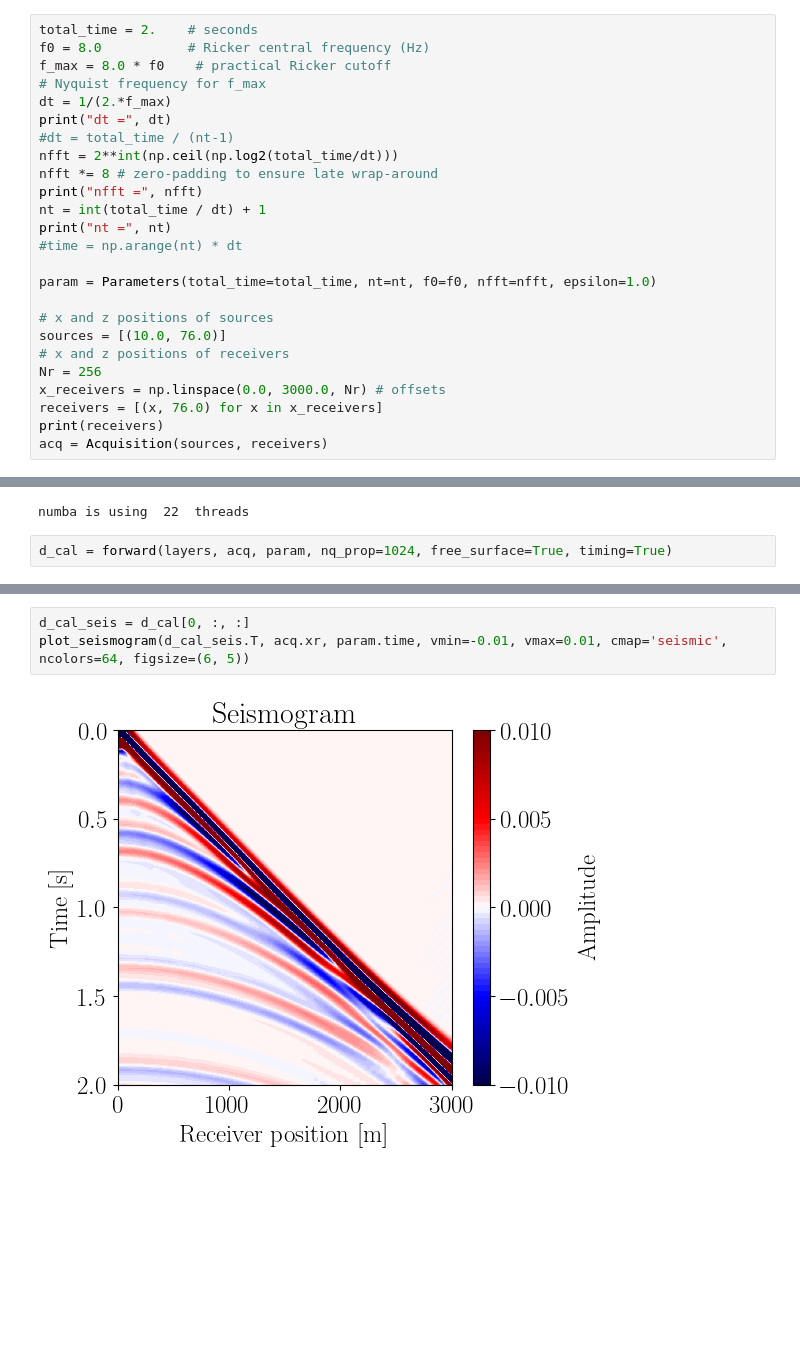
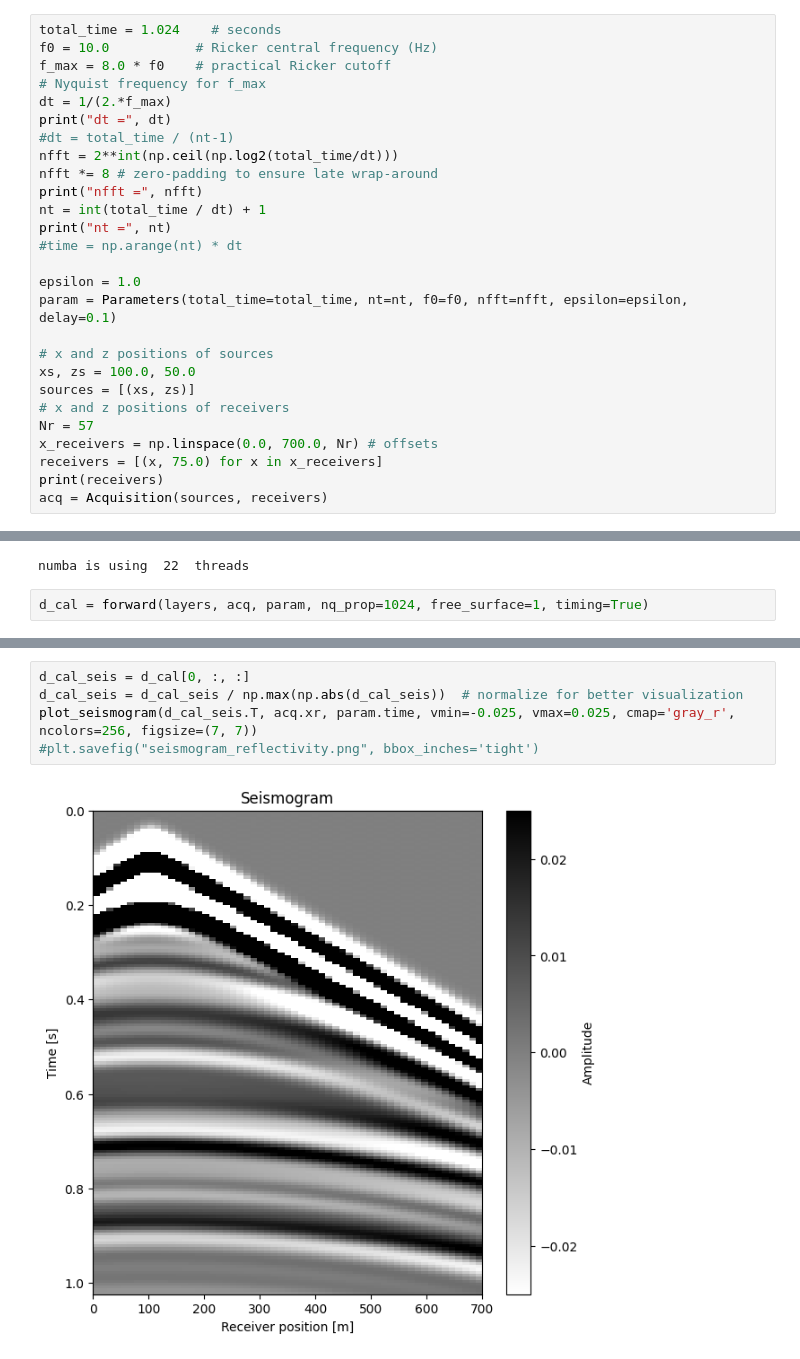
Before and after one commit to pmarchne/reflectivity-acoustic, a Jupyter notebook: notebooks/seismogram.ipynb, the cells around one changed output, grey strips where cells are left out. Saved outputs shown, nothing was run; the diff lists cells and outputs as text; blank space fills up the shorter version.

```diff
--- a/notebooks/seismogram.ipynb
+++ b/notebooks/seismogram.ipynb
@@ -35,6 +37,6 @@ layers = [
 # %%
-total_time = 2.    # seconds
-f0 = 8.0           # Ricker central frequency (Hz)
+total_time = 1.024    # seconds
+f0 = 10.0           # Ricker central frequency (Hz)
 f_max = 8.0 * f0    # practical Ricker cutoff
 # Nyquist frequency for f_max
 dt = 1/(2.*f_max)
@@ -47,14 +49,16 @@ nt = int(total_time / dt) + 1
 print("nt =", nt)
 #time = np.arange(nt) * dt
 
-param = Parameters(total_time=total_time, nt=nt, f0=f0, nfft=nfft, epsilon=1.0)
+epsilon = 1.0
+param = Parameters(total_time=total_time, nt=nt, f0=f0, nfft=nfft, epsilon=epsilon, delay=0.1)
 
 # x and z positions of sources
-sources = [(10.0, 76.0)]
+xs, zs = 100.0, 50.0
+sources = [(xs, zs)]
 # x and z positions of receivers
-Nr = 256
-x_receivers = np.linspace(0.0, 3000.0, Nr) # offsets
-receivers = [(x, 76.0) for x in x_receivers]
+Nr = 57
+x_receivers = np.linspace(0.0, 700.0, Nr) # offsets
+receivers = [(x, 75.0) for x in x_receivers]
 print(receivers)
 acq = Acquisition(sources, receivers)
 # %% [output]
@@ -109,5 +120,5 @@ print("numba is using ", numba.get_num_threads() , " threads")
 # %% [output]
 numba is using  22  threads
 # %%
-d_cal = forward(layers, acq, param, nq_prop=1024, free_surface=True, timing=True)
+d_cal = forward(layers, acq, param, nq_prop=1024, free_surface=1, timing=True)
 # %% [output]
@@ -115,5 +126,7 @@ Sommerfeld quadrature elapsed: 5.67 s
 # %%
 d_cal_seis = d_cal[0, :, :]
-plot_seismogram(d_cal_seis.T, acq.xr, param.time, vmin=-0.01, vmax=0.01, cmap='seismic', ncolors=64, figsize=(6, 5))
+d_cal_seis = d_cal_seis / np.max(np.abs(d_cal_seis))  # normalize for better visualization
+plot_seismogram(d_cal_seis.T, acq.xr, param.time, vmin=-0.025, vmax=0.025, cmap='gray_r', ncolors=256, figsize=(7, 7))
+#plt.savefig("seismogram_reflectivity.png", bbox_inches='tight')
 # %% [output]
-[figure, old version]
+[figure, new version]
```
Also changed, not shown: parts of 9 cells of this notebook, 16 other files.
